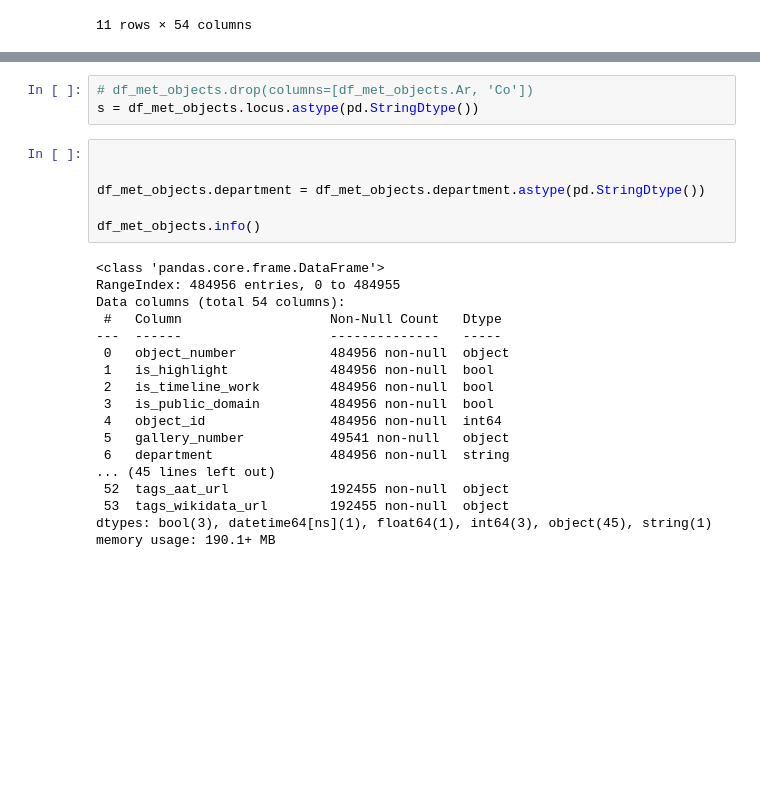
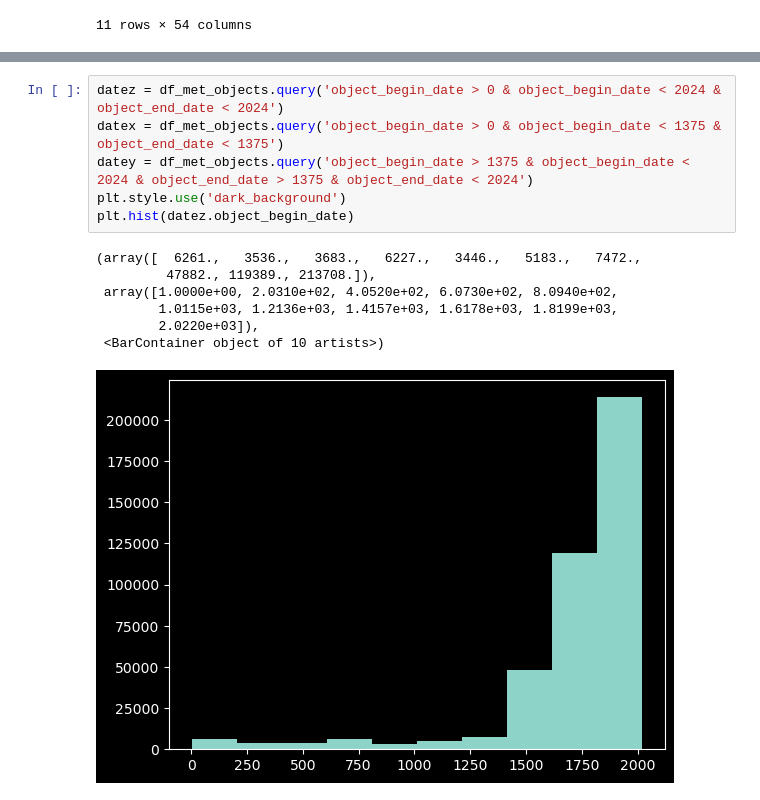
Before and after one commit to secpriano/data-analytics-and-machine-learning, a Jupyter notebook: data_cleaning.ipynb, the cells around one changed output, grey strips where cells are left out. Saved outputs shown, nothing was run; the diff lists cells and outputs as text; blank space fills up the shorter version.

```diff
--- a/data_cleaning.ipynb
+++ b/data_cleaning.ipynb
@@ -119,27 +139,14 @@ df_met_objects
-# %%
-# df_met_objects.drop(columns=[df_met_objects.Ar, 'Co'])
-s = df_met_objects.locus.astype(pd.StringDtype())
-# %%
-
-
-df_met_objects.department = df_met_objects.department.astype(pd.StringDtype())
-
-df_met_objects.info()
-# %% [output]
-<class 'pandas.core.frame.DataFrame'>
-RangeIndex: 484956 entries, 0 to 484955
-Data columns (total 54 columns):
- #   Column                   Non-Null Count   Dtype
----  ------                   --------------   -----
- 0   object_number            484956 non-null  object
- 1   is_highlight             484956 non-null  bool
- 2   is_timeline_work         484956 non-null  bool
- 3   is_public_domain         484956 non-null  bool
- 4   object_id                484956 non-null  int64
- 5   gallery_number           49541 non-null   object
- 6   department               484956 non-null  string
-... (45 lines left out)
- 52  tags_aat_url             192455 non-null  object
- 53  tags_wikidata_url        192455 non-null  object
-dtypes: bool(3), datetime64[ns](1), float64(1), int64(3), object(45), string(1)
-memory usage: 190.1+ MB
+# %%
+datez = df_met_objects.query('object_begin_date > 0 & object_begin_date < 2024 & object_end_date < 2024')
+datex = df_met_objects.query('object_begin_date > 0 & object_begin_date < 1375 & object_end_date < 1375')
+datey = df_met_objects.query('object_begin_date > 1375 & object_begin_date < 2024 & object_end_date > 1375 & object_end_date < 2024')
+plt.style.use('dark_background')
+plt.hist(datez.object_begin_date)
+# %% [output]
+(array([  6261.,   3536.,   3683.,   6227.,   3446.,   5183.,   7472.,
+         47882., 119389., 213708.]),
+ array([1.0000e+00, 2.0310e+02, 4.0520e+02, 6.0730e+02, 8.0940e+02,
+        1.0115e+03, 1.2136e+03, 1.4157e+03, 1.6178e+03, 1.8199e+03,
+        2.0220e+03]),
+ <BarContainer object of 10 artists>)
+[figure, added]
```
Also changed, not shown: parts of 14 cells of this notebook.
